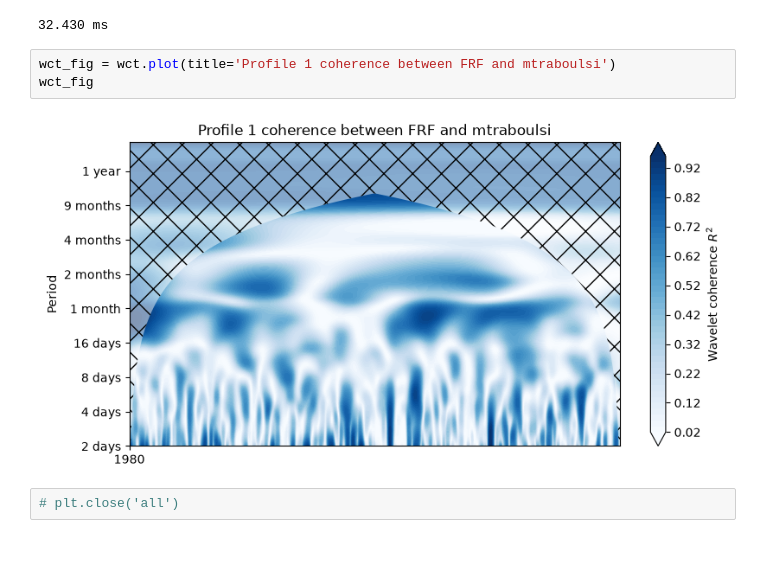
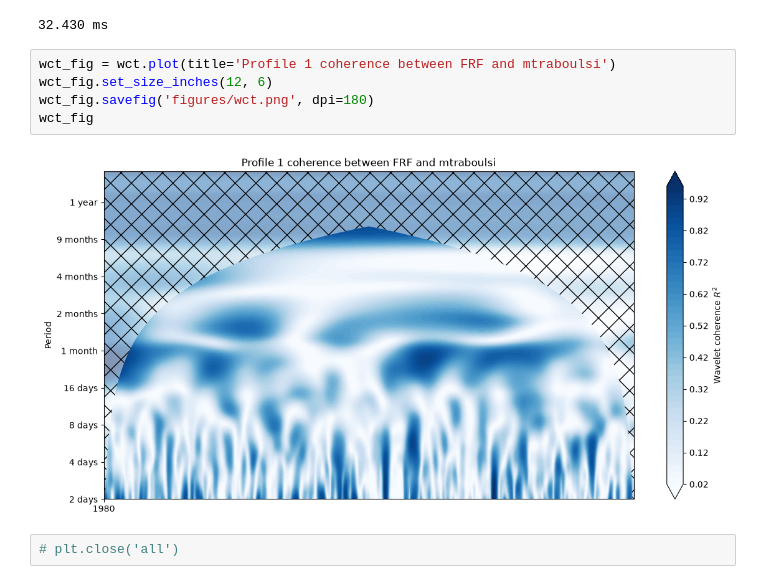
Before and after one commit to samnystrom/shoreshop3-analysis, a Jupyter notebook: analysis.ipynb, the cells around one changed output. Drawn from its saved outputs; the diff is of its cells as text; blank space fills up the shorter version.

```diff
--- a/analysis.ipynb
+++ b/analysis.ipynb
@@ -501,9 +501,11 @@ print(f'{elapsed/1e6:.3f} ms')
 32.430 ms
 # %%
 wct_fig = wct.plot(title='Profile 1 coherence between FRF and mtraboulsi')
+wct_fig.set_size_inches(12, 6)
+wct_fig.savefig('figures/wct.png', dpi=180)
 wct_fig
 # %% [output]
-[figure, old version]
+[figure, new version]
 # %%
 # plt.close('all')
 # %%
```
